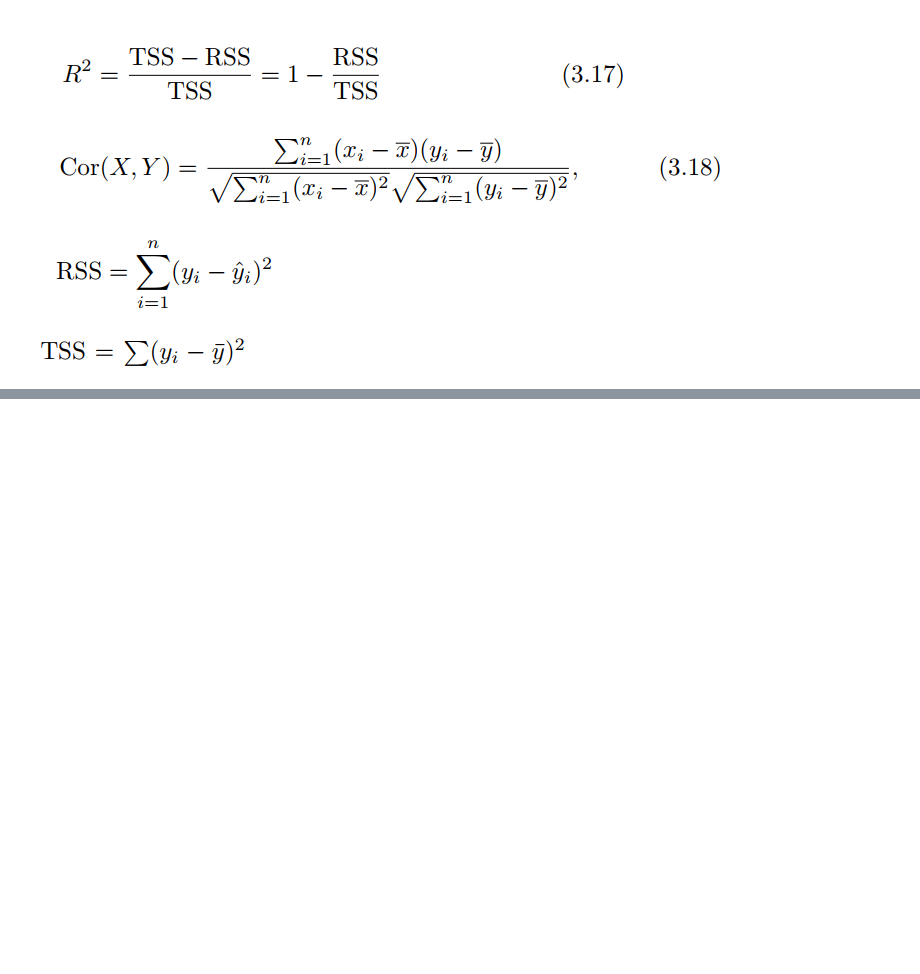
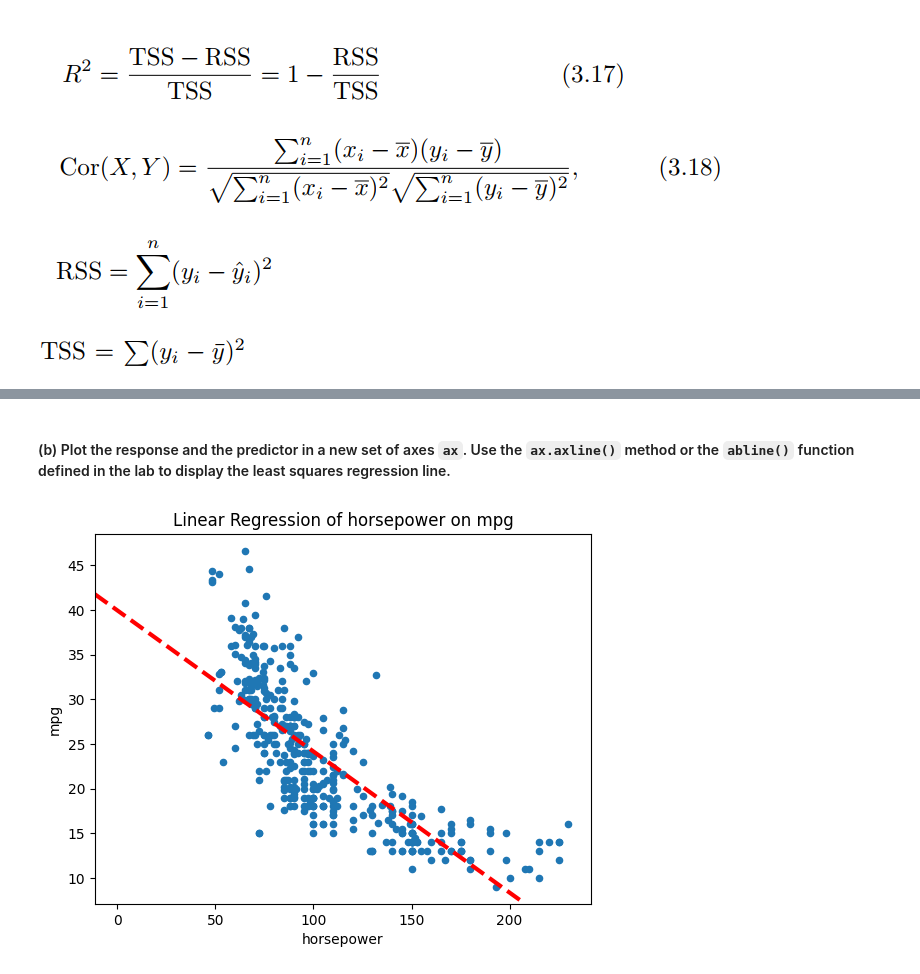
Before and after one commit to lucasiuri/ISLP_solutions, a Jupyter notebook: 3 - Linear Regression/ch3_exercises.ipynb, the cells around one changed output, grey strips where cells are left out. Drawn from its saved outputs; the diff is of its cells as text; code cells hidden in the pictures; blank space fills up the shorter version.

```diff
--- a/3 - Linear Regression/ch3_exercises.ipynb
+++ b/3 - Linear Regression/ch3_exercises.ipynb
@@ -134,0 +147,3 @@ We see that equations $(1)$ and $(2)$ are the same, as we wanted to prove.
+# %%
+Auto = load_data('Auto')
+Auto
@@ -134,0 +171,4 @@ We see that equations $(1)$ and $(2)$ are the same, as we wanted to prove.
+# %%
+y = Auto['mpg']
+X = MS(['horsepower']).fit_transform(Auto)
+X
@@ -134,0 +190,4 @@ We see that equations $(1)$ and $(2)$ are the same, as we wanted to prove.
+# %%
+model = sm.OLS(y,X)
+results = model.fit()
+summarize(results)
@@ -134,0 +219,8 @@ We see that equations $(1)$ and $(2)$ are the same, as we wanted to prove.
+# %% [markdown]
+#### (b) Plot the response and the predictor in a new set of axes ``ax``. Use the ``ax.axline()`` method or the ``abline()`` function defined in the lab to display the least squares regression line.
+# %%
+ax = Auto.plot.scatter('horsepower', 'mpg')
+ax.axline(xy1 = (0,results.params['intercept']), slope = results.params['horsepower'], color = 'r',linestyle = '--', linewidth = 3)
+ax.set_title('Linear Regression of horsepower on mpg');
+# %% [output]
+[figure, added]
```
Also changed, not shown: parts of 42 cells of this notebook.
